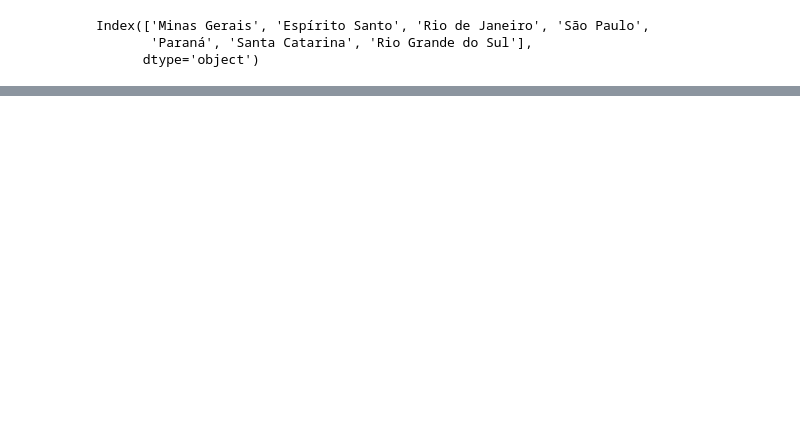
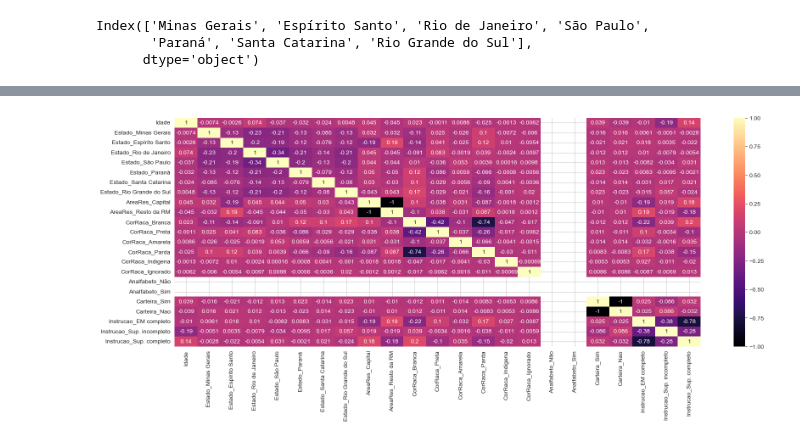
Before and after one commit to leomccormick/projeto3_CDados, a Jupyter notebook: Projeto_3.ipynb, the cells around one changed output, grey strips where cells are left out. Cells and saved outputs as stored; diff of their text form; code cells hidden in the pictures; blank space fills up the shorter version.

```diff
--- a/Projeto_3.ipynb
+++ b/Projeto_3.ipynb
@@ -280,0 +237,6 @@ plt.show()
+# %%
+plt.figure(figsize=(20, 7))
+sb.heatmap(dummies.corr(), annot = True, cmap = 'magma')
+plt.show()
+# %% [output]
+[figure, added]
```
Also changed, not shown: parts of 17 cells of this notebook, 4 other files.
